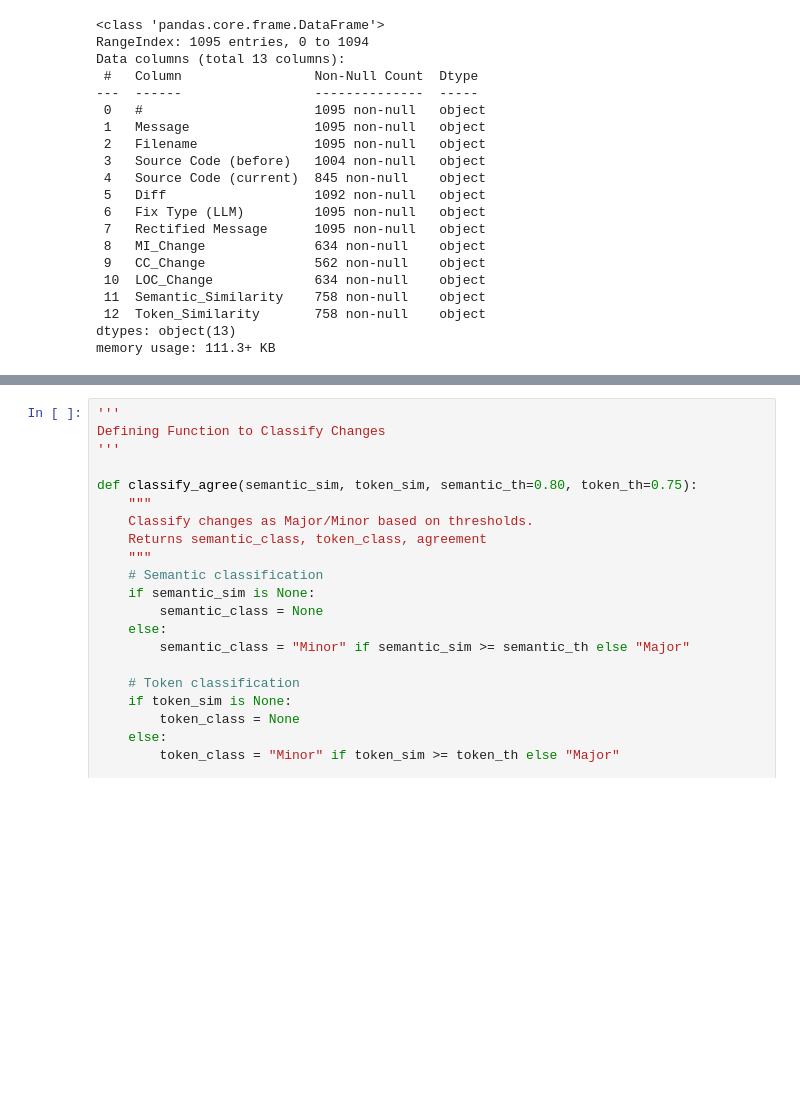
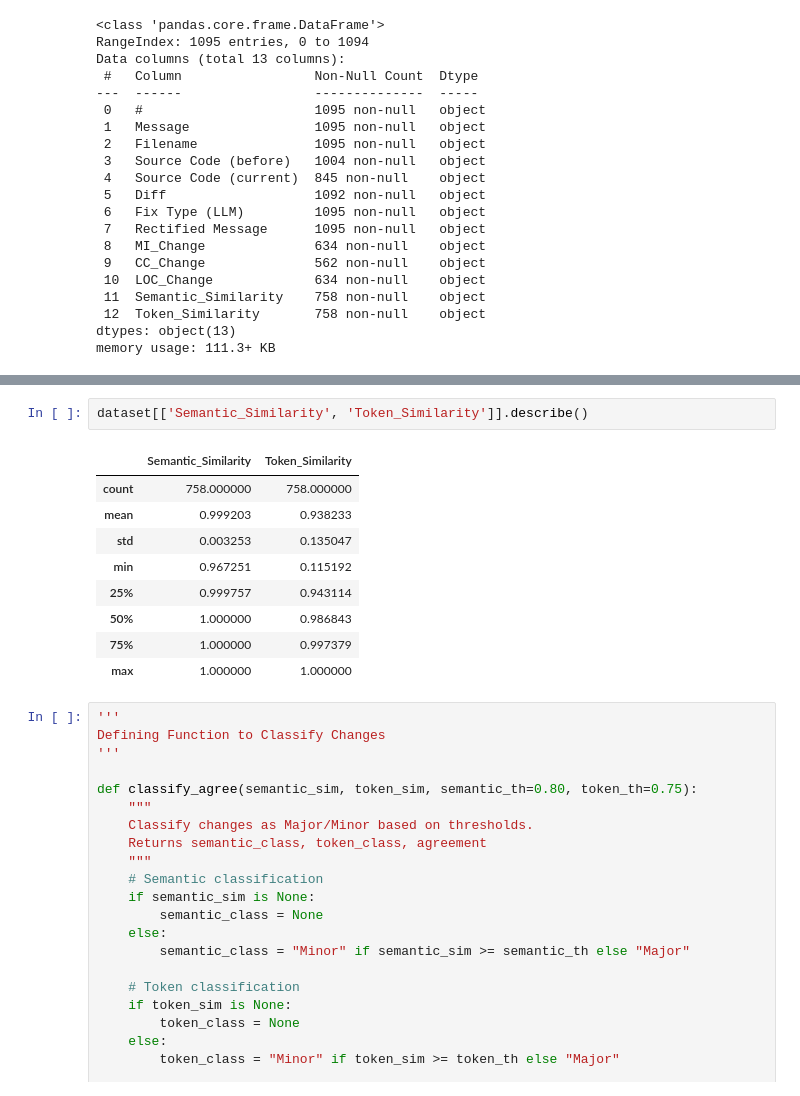
Before and after one commit to bhavya-parmar/STT-Lab-Assesment-1, a Jupyter notebook: STT_Lab_3.ipynb, the cells around one changed output, grey strips where cells are left out. Drawn from its saved outputs; the diff is of its cells as text; blank space fills up the shorter version.

```diff
--- a/STT_Lab_3.ipynb
+++ b/STT_Lab_3.ipynb
@@ -267,6 +279,18 @@ dataset.head()
 | 2 | a36faa9feafed55dca3d1d0d7341c39c0... | Resolved indentation issue.\n\nIn... | models.py | import numpy as np\nimport tensor... | import numpy as np\nimport tensor... | @@ -303,17 +303,12 @@ class Embed... | add support for negative matrix i... | ... |
 | 3 | 8c5f964f01b9b7bc141db71789553c4cb... | Updated issue templates | bug_report.md | NaN | ---\nname: Bug report\nabout: Des... | @@ -0,0 +1,16 @@\n+---\n+name: Bu... | add missing description to report... | ... |
 | 4 | 8c5f964f01b9b7bc141db71789553c4cb... | Updated issue templates | feature_request.md | NaN | ---\nname: Feature request\nabout... | @@ -0,0 +1,12 @@\n+---\n+name: Fe... | add missing missing tag | ... |
+# %%
+dataset[['Semantic_Similarity', 'Token_Similarity']].describe()
+# %% [output]
+|  | Semantic_Similarity | Token_Similarity |
+| count | 758.000000 | 758.000000 |
+| mean | 0.999203 | 0.938233 |
+| std | 0.003253 | 0.135047 |
+| min | 0.967251 | 0.115192 |
+| 25% | 0.999757 | 0.943114 |
+| 50% | 1.000000 | 0.986843 |
+| 75% | 1.000000 | 0.997379 |
+| max | 1.000000 | 1.000000 |
 # %%
 '''
 Defining Function to Classify Changes
```
Also changed, not shown: parts of 4 cells of this notebook, 3 other files.
